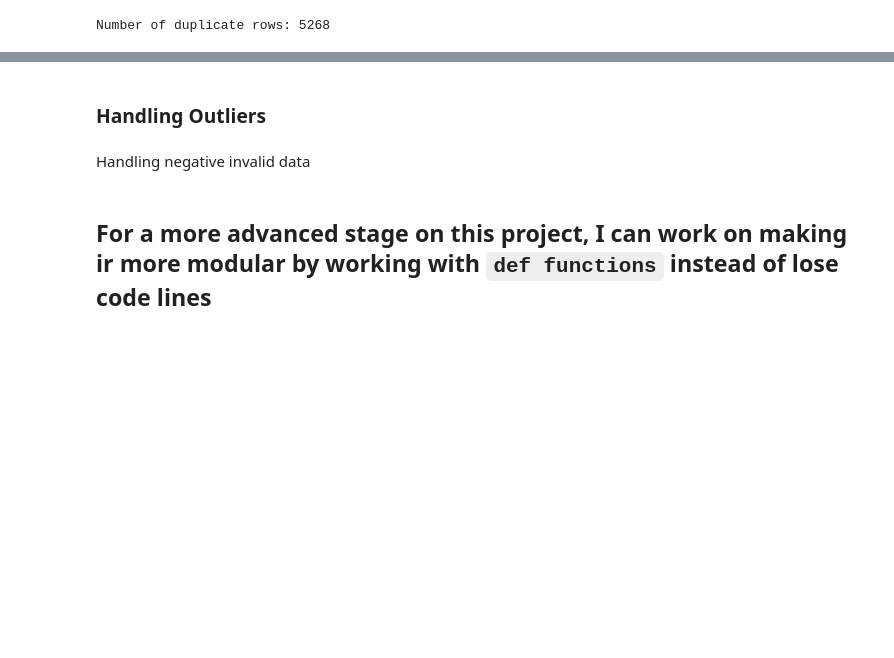
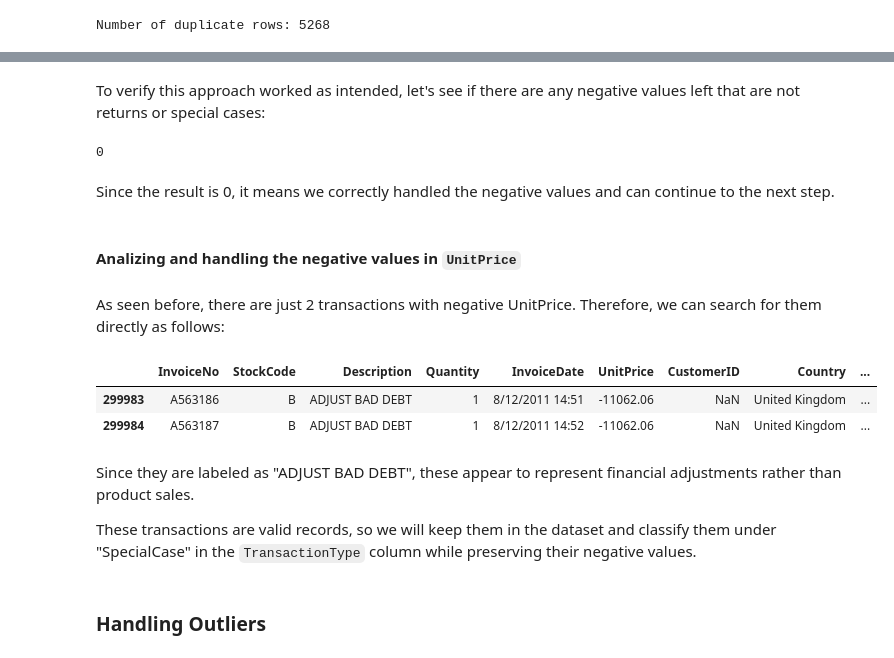
Before and after one commit to PogloLopez/online_retail, a Jupyter notebook: online_retail.ipynb, the cells around one changed output, grey strips where cells are left out. Saved outputs shown, nothing was run; the diff lists cells and outputs as text; code cells hidden in the pictures; blank space fills up the shorter version.

```diff
--- a/online_retail.ipynb
+++ b/online_retail.ipynb
@@ -184,0 +289,18 @@ df_clean = df_clean.drop_duplicates()
+# %%
+# Predefined list of special cases for descriptions
+special_case_list = [
+    'DISCOUNT', 'DAMAGED', 'DAMAGES', 'SAMPLES', 'CHECK', 'MANUAL', 'POSTAGE',
+    'UNKNOWN', '?', 'AMAZON FEE'
+]
+# %%
+def classify_transaction(invoice_no, description):
+    """Classify transaction as 'Return', 'SpecialCase', or 'Sale'."""
+    if str(invoice_no).startswith('C'):
+        return 'Return'
+    elif description in special_case_list:
+        return 'SpecialCase'
+    else:
+        return 'Sale'
+
+# Use .map() efficiently by applying it on a tuple of (InvoiceNo, Description)
+df_clean['TransactionType'] = list(map(classify_transaction, df_clean['InvoiceNo'], df_clean['Description']))
@@ -184,0 +314,25 @@ df_clean = df_clean.drop_duplicates()
+# %% [markdown]
+To verify this approach worked as intended, let's see if there are any negative values left that are not returns or special cases:
+# %%
+print(df_clean[
+    (df_clean['Quantity'] < 0) &
+    (~df_clean['TransactionType'].isin(['Return', 'SpecialCase']))
+].shape[0])
+# %% [output]
+0
+# %% [markdown]
+Since the result is 0, it means we correctly handled the negative values and can continue to the next step.
+# %% [markdown]
+#### Analizing and handling the negative values in `UnitPrice`
+# %% [markdown]
+As seen before, there are just 2 transactions with negative UnitPrice. Therefore, we can search for them directly as follows:
+# %%
+df_clean[df_clean['UnitPrice'] < 0]
+# %% [output]
+|  | InvoiceNo | StockCode | Description | Quantity | InvoiceDate | UnitPrice | CustomerID | Country | ... |
+| 299983 | A563186 | B | ADJUST BAD DEBT | 1 | 8/12/2011 14:51 | -11062.06 | NaN | United Kingdom | ... |
+| 299984 | A563187 | B | ADJUST BAD DEBT | 1 | 8/12/2011 14:52 | -11062.06 | NaN | United Kingdom | ... |
+# %% [markdown]
+Since they are labeled as "ADJUST BAD DEBT", these appear to represent financial adjustments rather than product sales.
+
+These transactions are valid records, so we will keep them in the dataset and classify them under "SpecialCase" in the `TransactionType` column while preserving their negative values.
@@ -185,6 +342,2 @@ df_clean = df_clean.drop_duplicates()
 # %% [markdown]
 ### Handling Outliers
-# %% [markdown]
-Handling negative invalid data
-# %% [markdown]
-## For a more advanced stage on this project, I can work on making ir more modular by working with `def functions` instead of lose code lines
```
Also changed, not shown: parts of 19 cells of this notebook.
